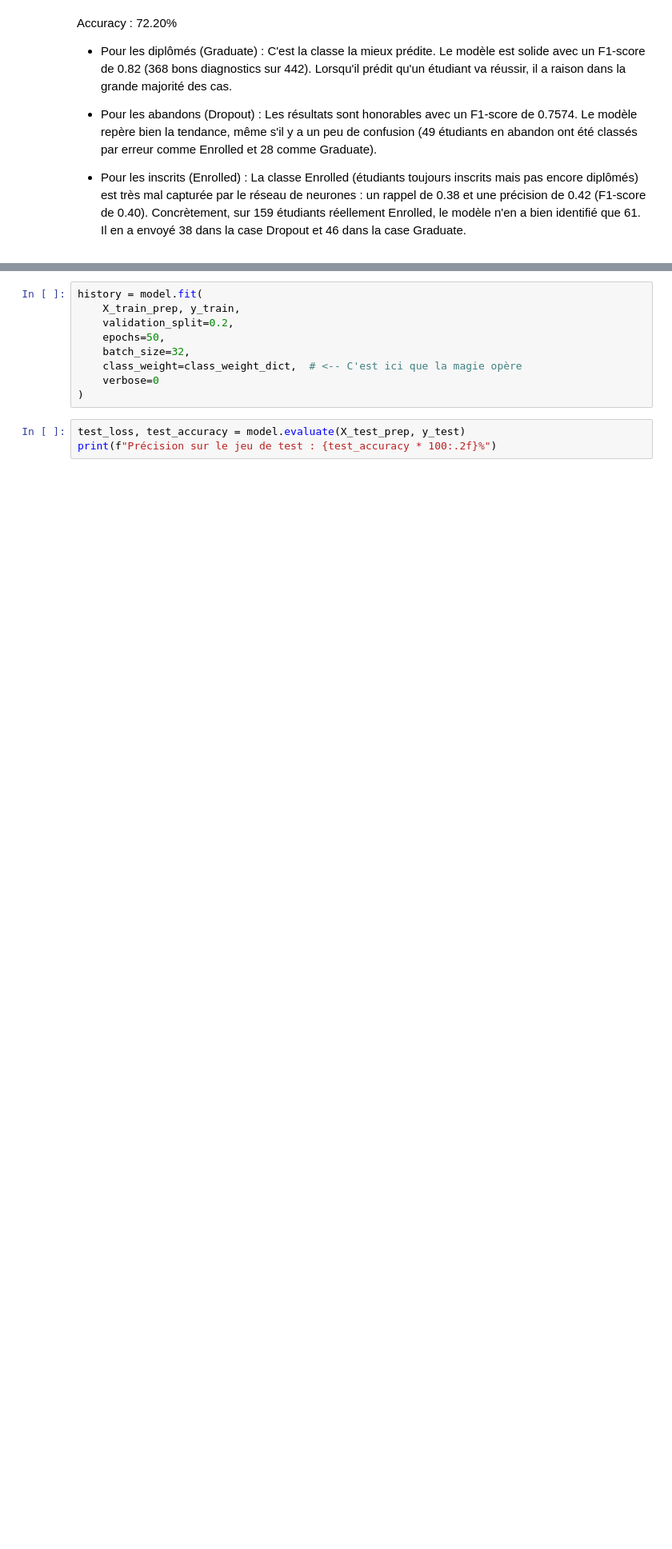
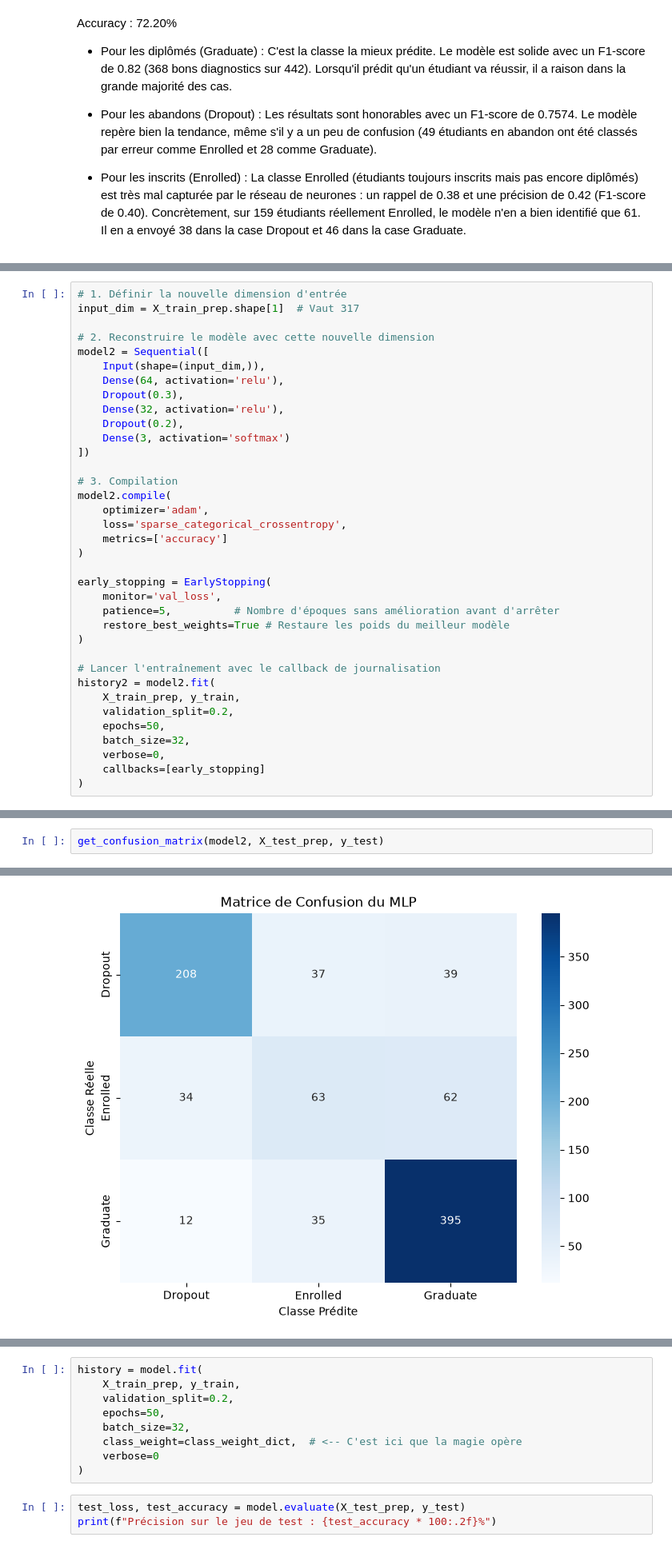
Before and after one commit to philippelaurens/ann-playground, a Jupyter notebook: notebooks/training_mlp_keras.ipynb, the cells around one changed output, grey strips where cells are left out. Shown at 80% size. Drawn from its saved outputs; the diff is of its cells as text; blank space fills up the shorter version.

```diff
--- a/notebooks/training_mlp_keras.ipynb
+++ b/notebooks/training_mlp_keras.ipynb
@@ -189,0 +231,36 @@ Accuracy : 72.20%
+# %%
+# 1. Définir la nouvelle dimension d'entrée
+input_dim = X_train_prep.shape[1]  # Vaut 317
+
+# 2. Reconstruire le modèle avec cette nouvelle dimension
+model2 = Sequential([
+    Input(shape=(input_dim,)),
+    Dense(64, activation='relu'),
+    Dropout(0.3),
+    Dense(32, activation='relu'),
+    Dropout(0.2),
+    Dense(3, activation='softmax')
+])
+
+# 3. Compilation
+model2.compile(
+    optimizer='adam',
+    loss='sparse_categorical_crossentropy',
+    metrics=['accuracy']
+)
+
+early_stopping = EarlyStopping(
+    monitor='val_loss',
+    patience=5,          # Nombre d'époques sans amélioration avant d'arrêter
+    restore_best_weights=True # Restaure les poids du meilleur modèle
+)
+
+# Lancer l'entraînement avec le callback de journalisation
+history2 = model2.fit(
+    X_train_prep, y_train,
+    validation_split=0.2,
+    epochs=50,
+    batch_size=32,
+    verbose=0,
+    callbacks=[early_stopping]
+)
@@ -189,0 +293,3 @@ Accuracy : 72.20%
+# %%
+get_confusion_matrix(model2, X_test_prep, y_test)
+# %% [output]
@@ -189,0 +297 @@ Accuracy : 72.20%
+[figure, added]
```
Also changed, not shown: parts of 9 cells of this notebook, 5 other files.
